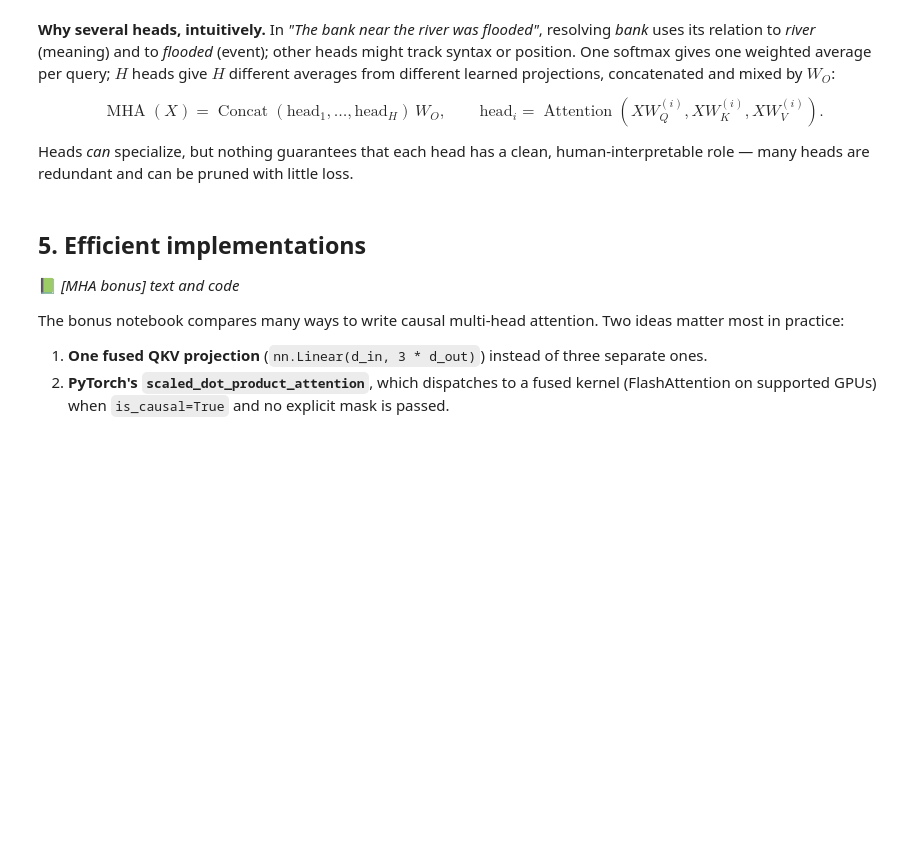
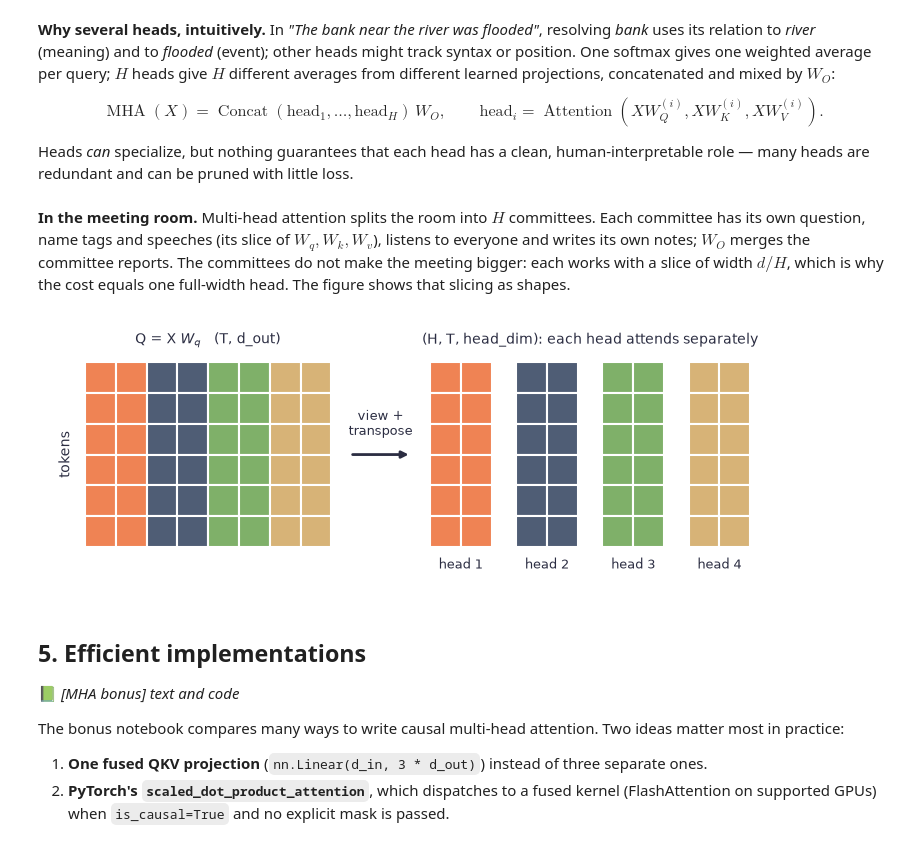
Before and after one commit to chungenyu6/ai-learning-notebooks, a Jupyter notebook: 02-LLM/live/02_self_and_cross_attention.ipynb, the cells around one changed output. Saved outputs shown, nothing was run; the diff lists cells and outputs as text; code cells hidden in the pictures; blank space fills up the shorter version.

```diff
--- a/02-LLM/live/02_self_and_cross_attention.ipynb
+++ b/02-LLM/live/02_self_and_cross_attention.ipynb
@@ -419,6 +501,37 @@ $$
 $$
 
 Heads *can* specialize, but nothing guarantees that each head has a clean, human-interpretable role — many heads are redundant and can be pruned with little loss.
+# %% [markdown]
+**In the meeting room.** Multi-head attention splits the room into $H$ committees. Each committee has its own question, name tags and speeches (its slice of $W_q, W_k, W_v$), listens to everyone and writes its own notes; $W_O$ merges the committee reports. The committees do not make the meeting bigger: each works with a slice of width $d/H$, which is why the cost equals one full-width head. The figure shows that slicing as shapes.
+# %%
+# One wide projection, sliced into heads: (T, d_out) -> view + transpose -> (H, T, head_dim)
+T_, d_out_, H_ = 6, 8, 4
+hd = d_out_ // H_
+colors = ["#ef8354", "#4f5d75", "#7fb069", "#d7b377"]
+
+fig, ax = plt.subplots(figsize=(10, 3.4))
+ax.set_aspect("equal"); ax.axis("off")
+for r in range(T_):                                     # left: Q = X W_q, columns colored by head
+    for c in range(d_out_):
+        ax.add_patch(patches.Rectangle((c, T_ - 1 - r), 1, 1, fc=colors[c // hd], ec="white", lw=1.5))
+ax.text(d_out_ / 2, T_ + 0.6, "Q = X $W_q$   (T, d_out)", ha="center", color=INK)
+ax.text(-0.4, T_ / 2, "tokens", rotation=90, ha="right", va="center", color=INK)
+ax.annotate("", xy=(d_out_ + 2.6, T_ / 2), xytext=(d_out_ + 0.6, T_ / 2),
+            arrowprops=dict(arrowstyle="-|>", lw=2, color=INK))
+ax.text(d_out_ + 1.6, T_ / 2 + 0.5, "view +\ntranspose", ha="center", va="bottom", fontsize=9, color=INK)
+x0 = d_out_ + 3.2
+for h in range(H_):                                     # right: one (T, head_dim) block per head
+    for r in range(T_):
+        for c in range(hd):
+            ax.add_patch(patches.Rectangle((x0 + h * (hd + 0.8) + c, T_ - 1 - r), 1, 1,
+                                           fc=colors[h], ec="white", lw=1.5))
+    ax.text(x0 + h * (hd + 0.8) + hd / 2, -0.7, f"head {h + 1}", ha="center", fontsize=9, color=INK)
+ax.text(x0 + (H_ * (hd + 0.8)) / 2 - 0.4, T_ + 0.6, "(H, T, head_dim): each head attends separately",
+        ha="center", color=INK)
+ax.set_xlim(-1.2, x0 + H_ * (hd + 0.8)); ax.set_ylim(-1.3, T_ + 1.2)
+plt.show()
+# %% [output]
+[figure, added]
 # %% [markdown]
 ## 5. Efficient implementations
 
```
Also changed, not shown: parts of 14 cells of this notebook, 5 other files.
